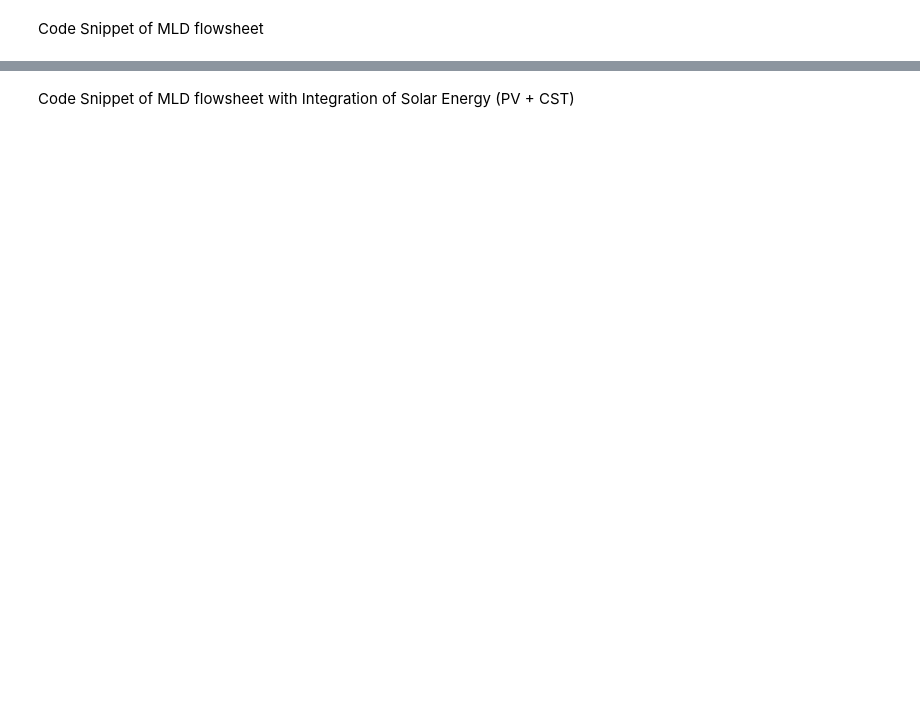
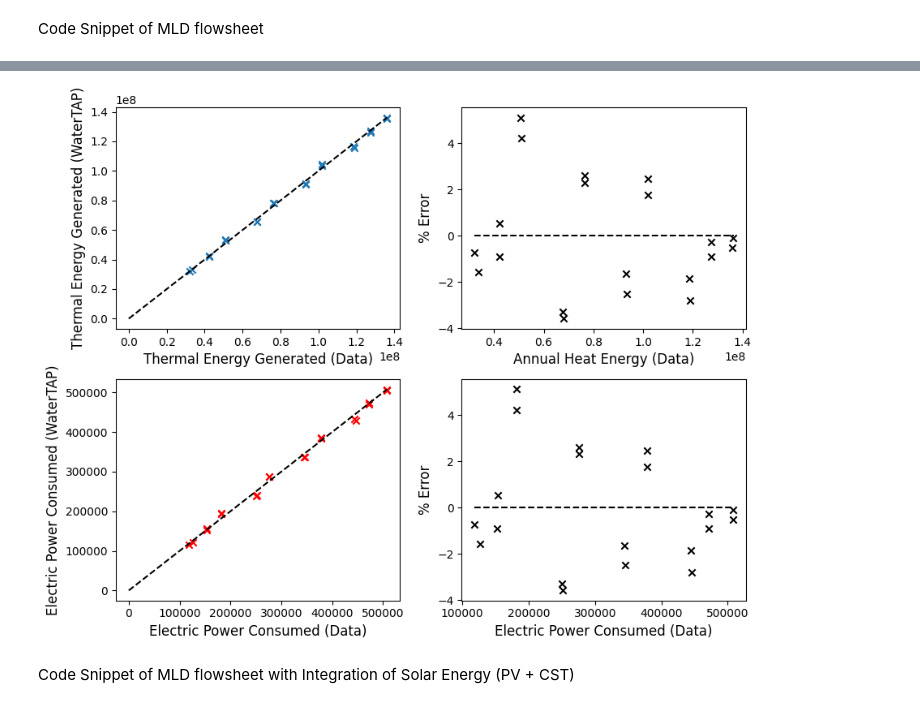
Before and after one commit to watertap-org/watertap-reflo, a Jupyter notebook: src/watertap_contrib/reflo/code_demos/REFLO_demo/reflo-demo-june25.ipynb, the cells around one changed output, grey strips where cells are left out. Saved outputs shown, nothing was run; the diff lists cells and outputs as text; code cells hidden in the pictures; blank space fills up the shorter version.

Commit message:
last minute demo updates

```diff
--- a/src/watertap_contrib/reflo/code_demos/REFLO_demo/reflo-demo-june25.ipynb
+++ b/src/watertap_contrib/reflo/code_demos/REFLO_demo/reflo-demo-june25.ipynb
@@ -901,3 +1045,42 @@ Sweep across MD water recovery
+# %%
+from watertap_contrib.reflo.solar_models.surrogate.trough.trough_surrogate import (
+    TroughSurrogate,
+)
+
+input_bounds = dict(heat_load=[5, 25], hours_storage=[12, 24])
+input_units = dict(heat_load="MW", hours_storage="hour")
+input_variables = {
+    "labels": ["heat_load", "hours_storage"],
+    "bounds": input_bounds,
+    "units": input_units,
+}
+
+output_units = dict(
+    heat_annual_scaled="kWh",
+    electricity_annual_scaled="kWh",
+    total_aperture_area_scaled="m**2",
+)
+output_variables = {
+    "labels": [
+        "heat_annual_scaled",
+        "electricity_annual_scaled",
+        "total_aperture_area_scaled",
+    ],
+    "units": output_units,
+}
+m = ConcreteModel()
+m.fs = FlowsheetBlock(dynamic=False)
+m.fs.cst = TroughSurrogate(
+    dataset_filename="data/trough_demo_mld.pkl",
+    input_variables=input_variables,
+    output_variables=output_variables,
+    scale_training_data=True,)
+
+clear_output(wait=False)
+# %%
+cst_plots(m)
+# %% [output]
+[figure, added]
 # %% [markdown]
 Code Snippet of MLD flowsheet with Integration of Solar Energy (PV + CST)
 # %%
```
Also changed, not shown: parts of 35 cells of this notebook, 8 other files.
